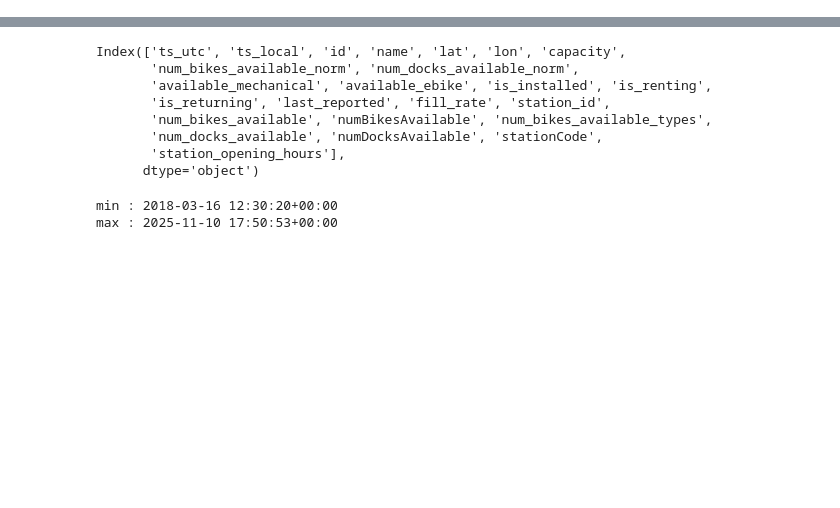
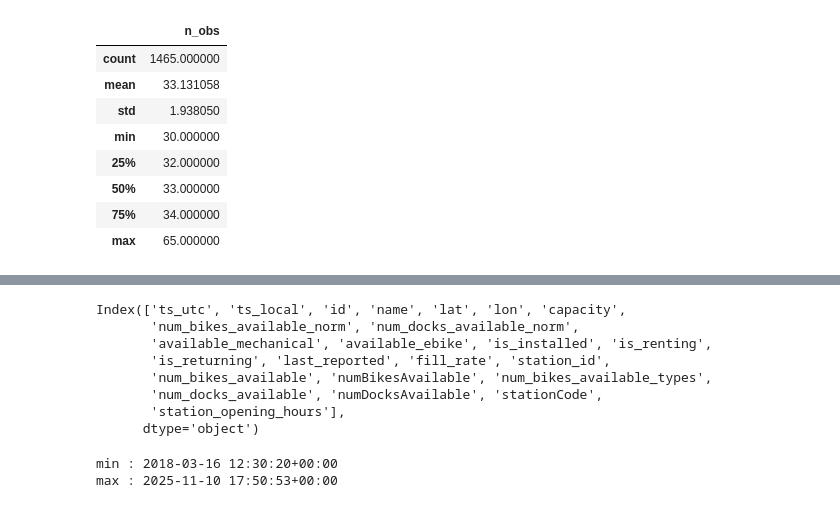
Before and after one commit to SouhaiLOps/Velib-analytics-, a Jupyter notebook: notebooks/real_time_velib.ipynb, the cells around one changed output, grey strips where cells are left out. Saved outputs shown, nothing was run; the diff lists cells and outputs as text; code cells hidden in the pictures; blank space fills up the shorter version.

```diff
--- a/notebooks/real_time_velib.ipynb
+++ b/notebooks/real_time_velib.ipynb
@@ -0,0 +89,8 @@
+# %%
+obs_par_name = (
+    df_name.groupby("name")
+           .size()
+           .reset_index(name="n_obs")
+)
+
+print(obs_par_name)
@@ -0,0 +112,12 @@
+# %%
+obs_par_name.describe()
+# %% [output]
+|  | n_obs |
+| count | 1465.000000 |
+| mean | 33.131058 |
+| std | 1.938050 |
+| min | 30.000000 |
+| 25% | 32.000000 |
+| 50% | 33.000000 |
+| 75% | 34.000000 |
+| max | 65.000000 |
```
Also changed, not shown: parts of 7 cells of this notebook, 1 other file.
